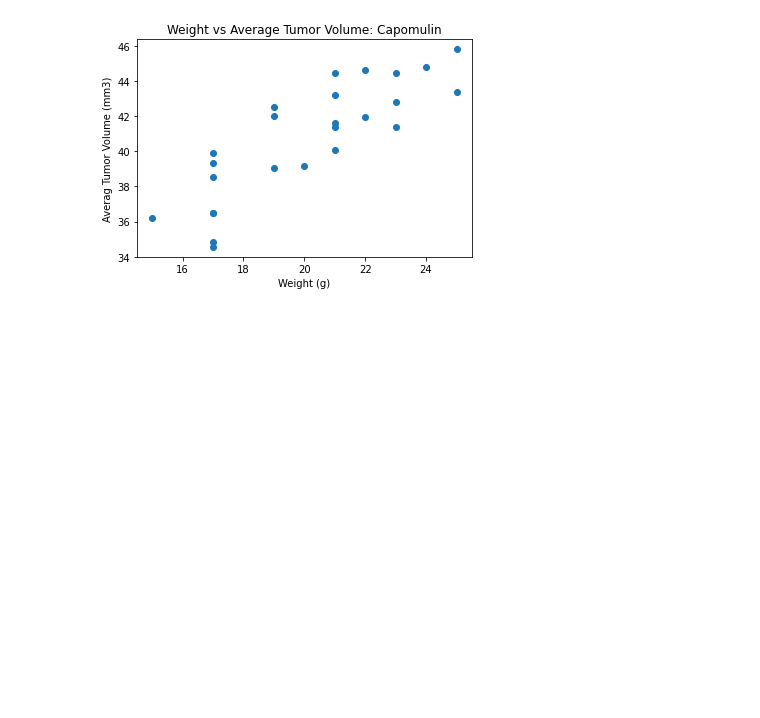
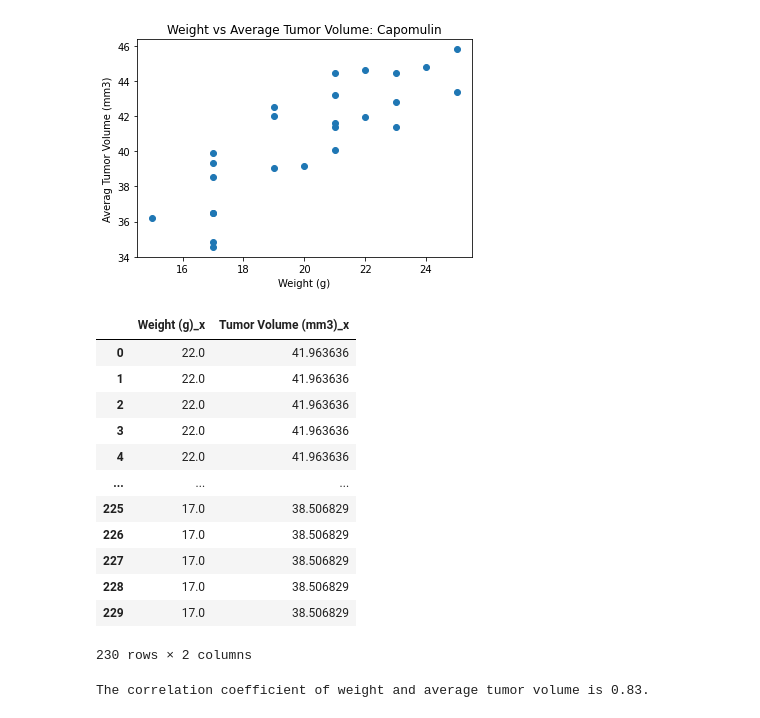
Before and after one commit to wagneree193/matplotlib_challenge, a Jupyter notebook: Pymaceuticals.ipynb, the cells around one changed output. Drawn from its saved outputs; the diff is of its cells as text; code cells hidden in the pictures; blank space fills up the shorter version.

Commit message:
calculated correlation coefficient

```diff
--- a/Pymaceuticals.ipynb
+++ b/Pymaceuticals.ipynb
@@ -583,0 +582,21 @@ plt.show()
+# %%
+## Correlation and Regression
+
+#merge average tumor volume and capomulin filtered df on mouse ID
+cap_merge = pd.merge(avg_vol_cap, capomulin_subset, on = 'Mouse ID')
+cap_merge_clean = cap_merge[['Weight (g)_x', 'Tumor Volume (mm3)_x']]
+cap_merge_clean
+# %% [output]
+|  | Weight (g)_x | Tumor Volume (mm3)_x |
+| 0 | 22.0 | 41.963636 |
+| 1 | 22.0 | 41.963636 |
+| 2 | 22.0 | 41.963636 |
+| 3 | 22.0 | 41.963636 |
+| 4 | 22.0 | 41.963636 |
+| ... | ... | ... |
+| 225 | 17.0 | 38.506829 |
+| 226 | 17.0 | 38.506829 |
+| 227 | 17.0 | 38.506829 |
+| 228 | 17.0 | 38.506829 |
+| 229 | 17.0 | 38.506829 |
+230 rows × 2 columns
@@ -584 +607,6 @@ plt.show()
+# %%
+#to print use [0] to select the first number of the set ,2 to round
+print(f"The correlation coefficient of weight and average tumor volume is {round(correlation[0],2)}.")
+# %% [output]
+The correlation coefficient of weight and average tumor volume is 0.83.
 # %%
```
Also changed, not shown: parts of 3 cells of this notebook.
